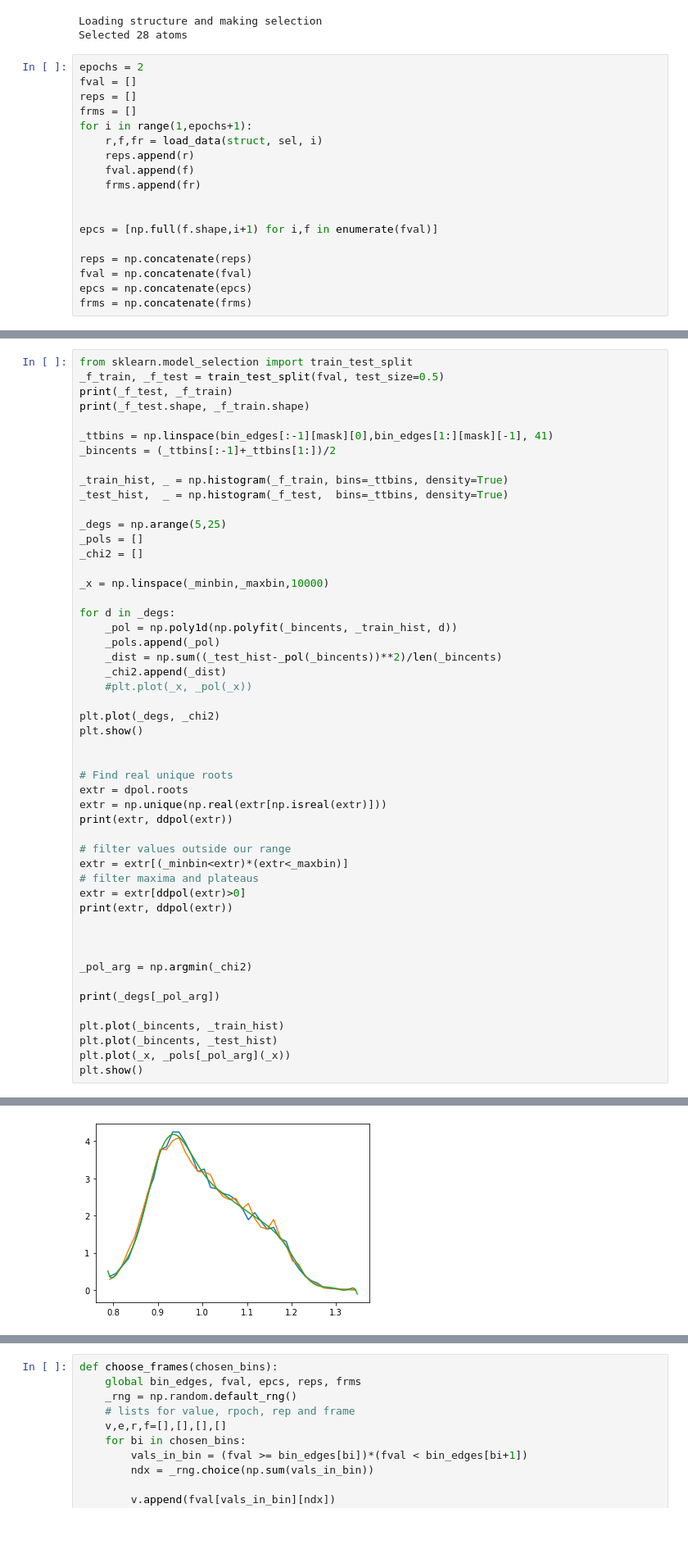
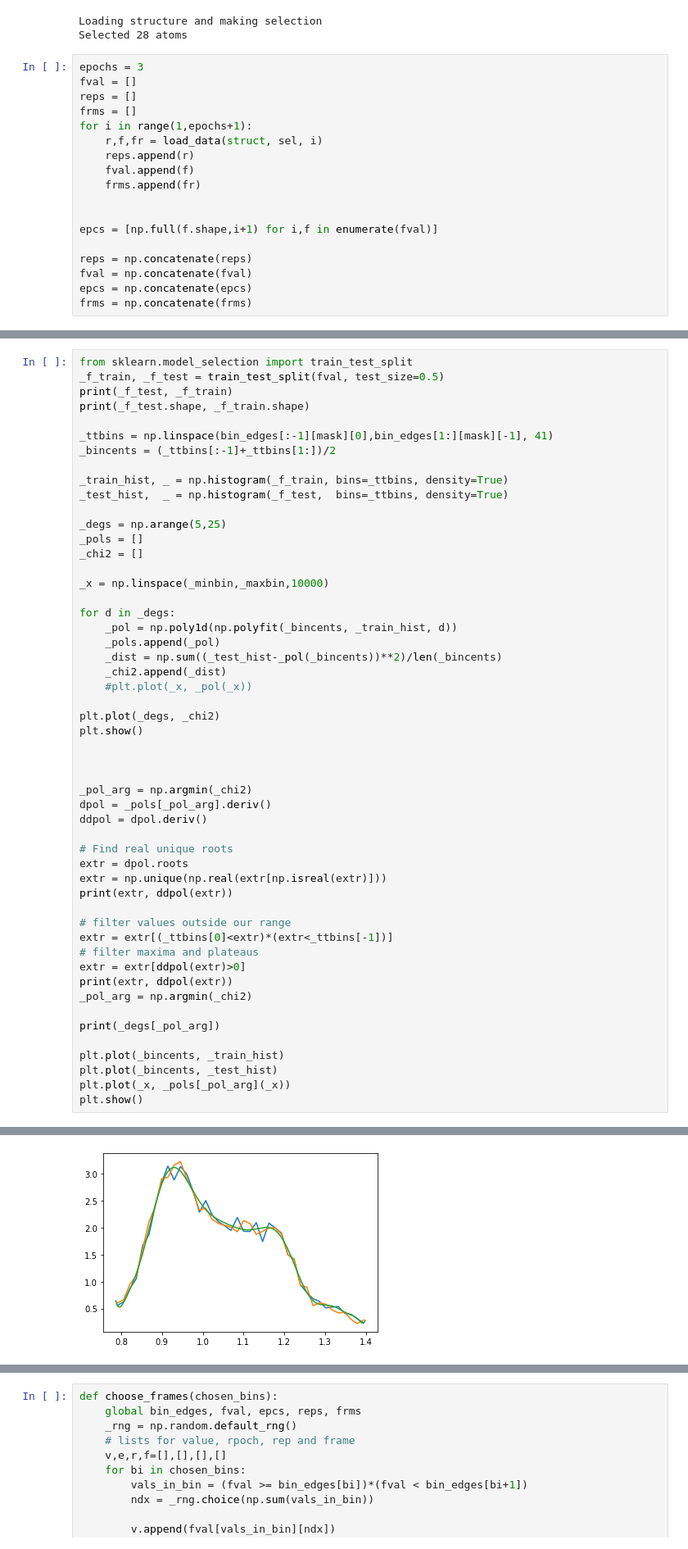
Before and after one commit to molecularmachinist/functional_sampling_tool, a Jupyter notebook: prod/autosampler_notebook.ipynb, the cells around one changed output, grey strips where cells are left out. Shown at 82% size. Drawn from its saved outputs; the diff is of its cells as text.

```diff
--- a/prod/autosampler_notebook.ipynb
+++ b/prod/autosampler_notebook.ipynb
@@ -183,7 +183,7 @@ print("Selected %d atoms"%len(sel))
 Loading structure and making selection
 Selected 28 atoms
 # %%
-epochs = 2
+epochs = 3
 fval = []
 reps = []
 frms = []
@@ -352,19 +432,21 @@ plt.plot(_degs, _chi2)
 plt.show()
 
 
+
+_pol_arg = np.argmin(_chi2)
+dpol = _pols[_pol_arg].deriv()
+ddpol = dpol.deriv()
+
 # Find real unique roots
 extr = dpol.roots
 extr = np.unique(np.real(extr[np.isreal(extr)]))
 print(extr, ddpol(extr))
 
 # filter values outside our range
-extr = extr[(_minbin<extr)*(extr<_maxbin)]
+extr = extr[(_ttbins[0]<extr)*(extr<_ttbins[-1])]
 # filter maxima and plateaus
 extr = extr[ddpol(extr)>0]
 print(extr, ddpol(extr))
-
-
-
 _pol_arg = np.argmin(_chi2)
 
 print(_degs[_pol_arg])
@@ -383,4 +465,4 @@ plt.show()
-[figure, old version]
+[figure, new version]
 # %%
 p = np.polyfit(bin_centers[mask], hist[mask], 10)
 pol = np.poly1d(p)
```
Also changed, not shown: parts of 8 cells of this notebook.
